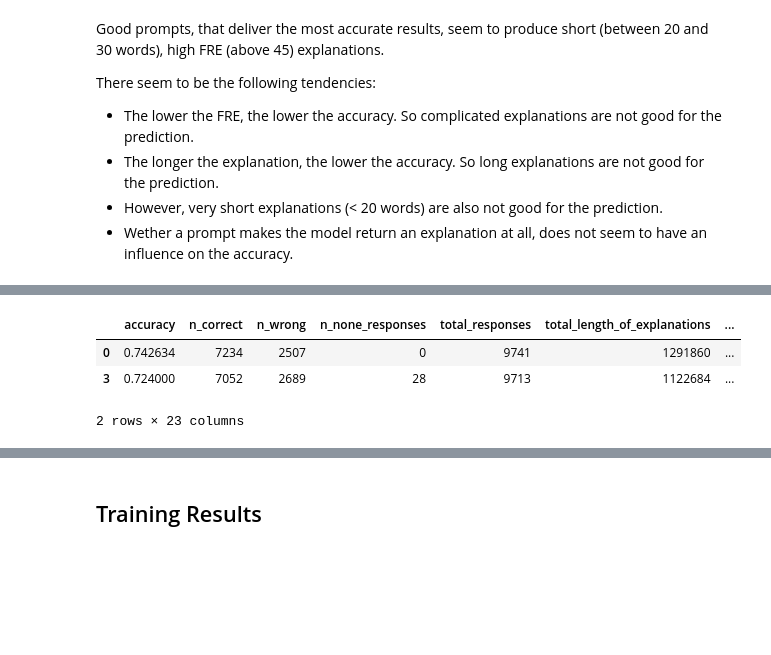
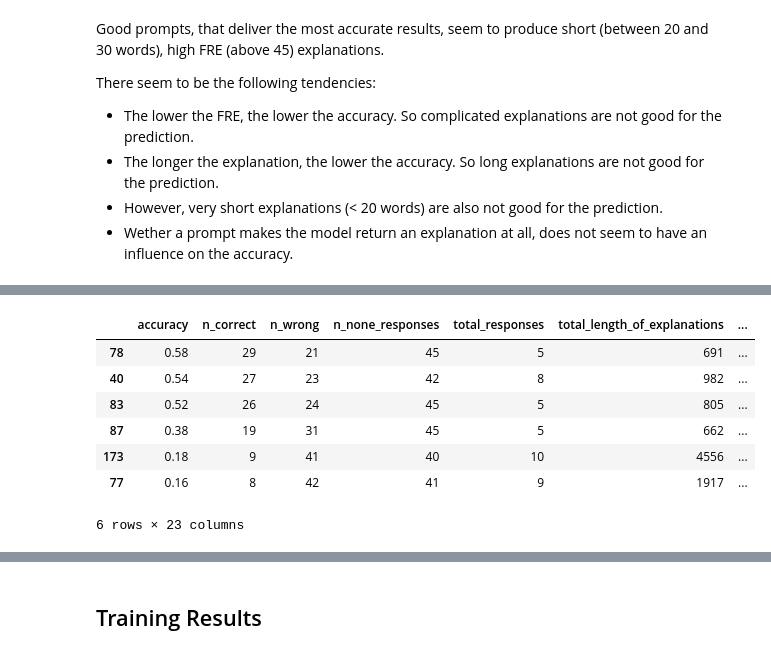
Before and after one commit to lukasvoege/ZeroShot-step-by-step-distillation, a Jupyter notebook: analytics.ipynb, the cells around one changed output, grey strips where cells are left out. Saved outputs shown, nothing was run; the diff lists cells and outputs as text; code cells hidden in the pictures; blank space fills up the shorter version.

```diff
--- a/analytics.ipynb
+++ b/analytics.ipynb
@@ -152,7 +152,11 @@ meta_df.plot.line(y="max_accuracy", title="Max Accuracy vs. Index")
-# %%
-meta_df[(meta_df["explanation_rate"] > 0.96) & (meta_df["avg_nr_of_words"] < 30)]
-# %% [output]
-|  | accuracy | n_correct | n_wrong | n_none_responses | total_responses | total_length_of_explanations | ... |
-| 0 | 0.742634 | 7234 | 2507 | 0 | 9741 | 1291860 | ... |
-| 3 | 0.724000 | 7052 | 2689 | 28 | 9713 | 1122684 | ... |
-2 rows × 23 columns
+# %%
+meta_df[(meta_df["flesch_reading_ease"] < 30) & (meta_df["flesch_reading_ease"] > 10)].sort_values(by=["accuracy"], ascending=False).head(10)
+# %% [output]
+|  | accuracy | n_correct | n_wrong | n_none_responses | total_responses | total_length_of_explanations | ... |
+| 78 | 0.58 | 29 | 21 | 45 | 5 | 691 | ... |
+| 40 | 0.54 | 27 | 23 | 42 | 8 | 982 | ... |
+| 83 | 0.52 | 26 | 24 | 45 | 5 | 805 | ... |
+| 87 | 0.38 | 19 | 31 | 45 | 5 | 662 | ... |
+| 173 | 0.18 | 9 | 41 | 40 | 10 | 4556 | ... |
+| 77 | 0.16 | 8 | 42 | 41 | 9 | 1917 | ... |
+6 rows × 23 columns
```
Also changed, not shown: parts of 4 cells of this notebook.
